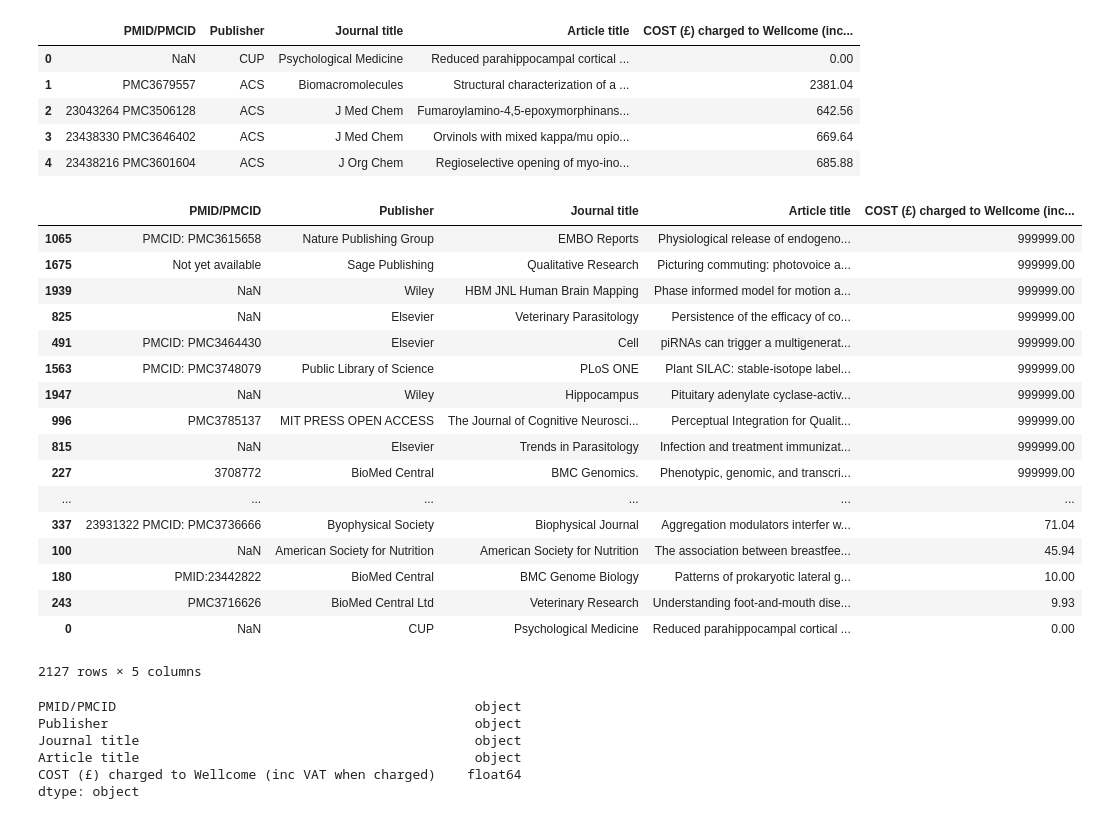
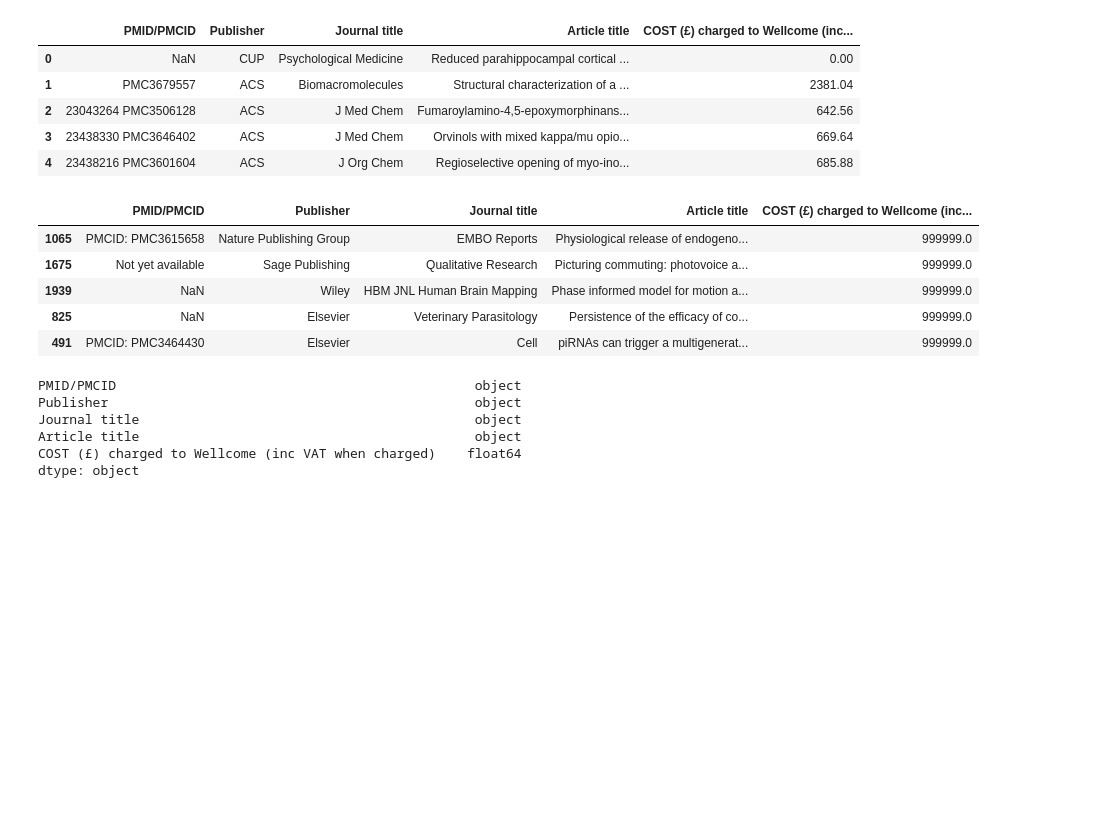
Before and after one commit to etterfred/Thinkful, a Jupyter notebook: 1.3.6 - Data Cleaning and Validation.ipynb, the cells around one changed output. Drawn from its saved outputs; the diff is of its cells as text; code cells hidden in the pictures; blank space fills up the shorter version.

```diff
--- a/1.3.6 - Data Cleaning and Validation.ipynb
+++ b/1.3.6 - Data Cleaning and Validation.ipynb
@@ -164,26 +164,14 @@ df_apc.head()
 | 4 | 23438216 PMC3601604 | ACS | J Org Chem | Regioselective opening of myo-ino... | 685.88 |
 # %%
 # sort cost by descending order to look at data.
-df_apc.sort_values(["COST (£) charged to Wellcome (inc VAT when charged)"], ascending=0)
+df_apc.sort_values(["COST (£) charged to Wellcome (inc VAT when charged)"], ascending=0).head()
 # %% [output]
 |  | PMID/PMCID | Publisher | Journal title | Article title | COST (£) charged to Wellcome (inc... |
-| 1065 | PMCID: PMC3615658 | Nature Publishing Group | EMBO Reports | Physiological release of endogeno... | 999999.00 |
-| 1675 | Not yet available | Sage Publishing | Qualitative Research | Picturing commuting: photovoice a... | 999999.00 |
-| 1939 | NaN | Wiley | HBM JNL Human Brain Mapping | Phase informed model for motion a... | 999999.00 |
-| 825 | NaN | Elsevier | Veterinary Parasitology | Persistence of the efficacy of co... | 999999.00 |
-| 491 | PMCID: PMC3464430 | Elsevier | Cell | piRNAs can trigger a multigenerat... | 999999.00 |
-| 1563 | PMCID: PMC3748079 | Public Library of Science | PLoS ONE | Plant SILAC: stable-isotope label... | 999999.00 |
-| 1947 | NaN | Wiley | Hippocampus | Pituitary adenylate cyclase-activ... | 999999.00 |
-| 996 | PMC3785137 | MIT PRESS OPEN ACCESS | The Journal of Cognitive Neurosci... | Perceptual Integration for Qualit... | 999999.00 |
-| 815 | NaN | Elsevier | Trends in Parasitology | Infection and treatment immunizat... | 999999.00 |
-| 227 | 3708772 | BioMed Central | BMC Genomics. | Phenotypic, genomic, and transcri... | 999999.00 |
-| ... | ... | ... | ... | ... | ... |
-| 337 | 23931322 PMCID: PMC3736666 | Byophysical Society | Biophysical Journal | Aggregation modulators interfer w... | 71.04 |
-| 100 | NaN | American Society for Nutrition | American Society for Nutrition | The association between breastfee... | 45.94 |
-| 180 | PMID:23442822 | BioMed Central | BMC Genome Biology | Patterns of prokaryotic lateral g... | 10.00 |
-| 243 | PMC3716626 | BioMed Central Ltd | Veterinary Research | Understanding foot-and-mouth dise... | 9.93 |
-| 0 | NaN | CUP | Psychological Medicine | Reduced parahippocampal cortical ... | 0.00 |
+| 1065 | PMCID: PMC3615658 | Nature Publishing Group | EMBO Reports | Physiological release of endogeno... | 999999.0 |
+| 1675 | Not yet available | Sage Publishing | Qualitative Research | Picturing commuting: photovoice a... | 999999.0 |
+| 1939 | NaN | Wiley | HBM JNL Human Brain Mapping | Phase informed model for motion a... | 999999.0 |
+| 825 | NaN | Elsevier | Veterinary Parasitology | Persistence of the efficacy of co... | 999999.0 |
+| 491 | PMCID: PMC3464430 | Elsevier | Cell | piRNAs can trigger a multigenerat... | 999999.0 |
-2127 rows × 5 columns
 # %%
 df_apc.dtypes
 # %% [output]
```
Also changed, not shown: parts of 1 cell of this notebook.
